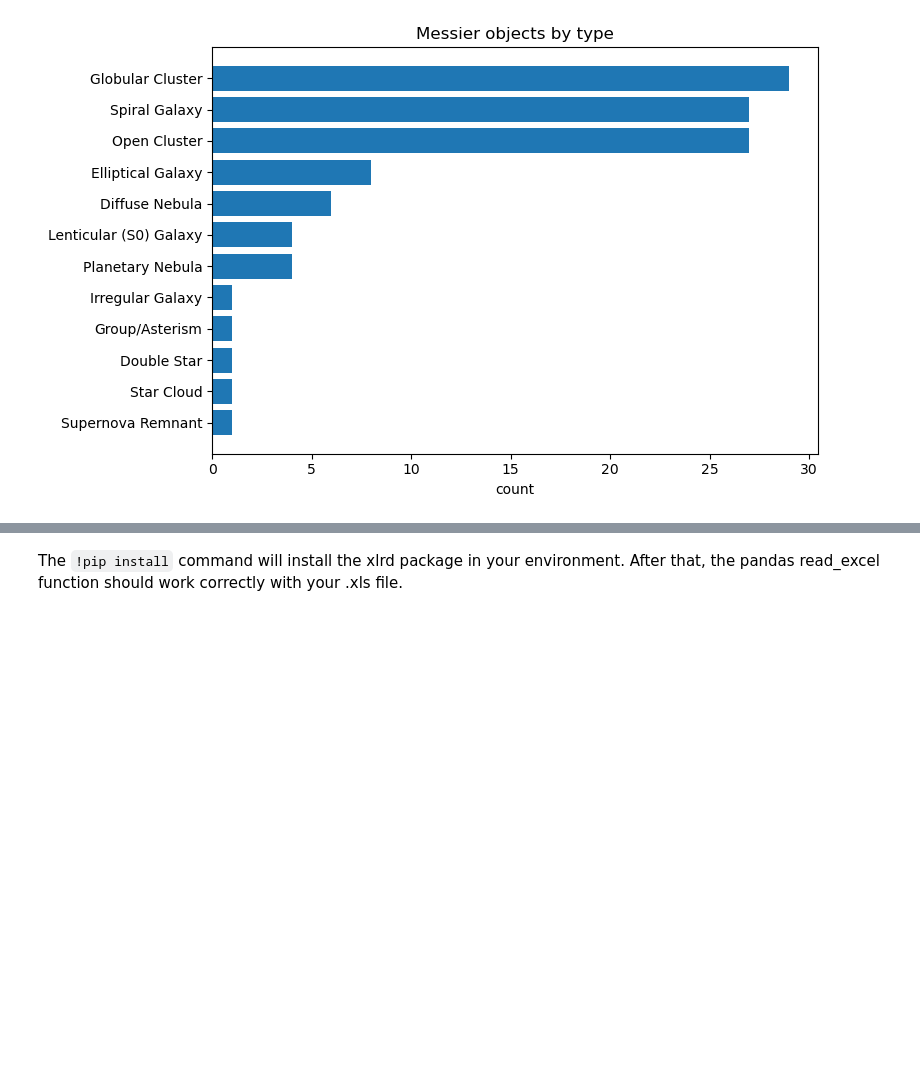
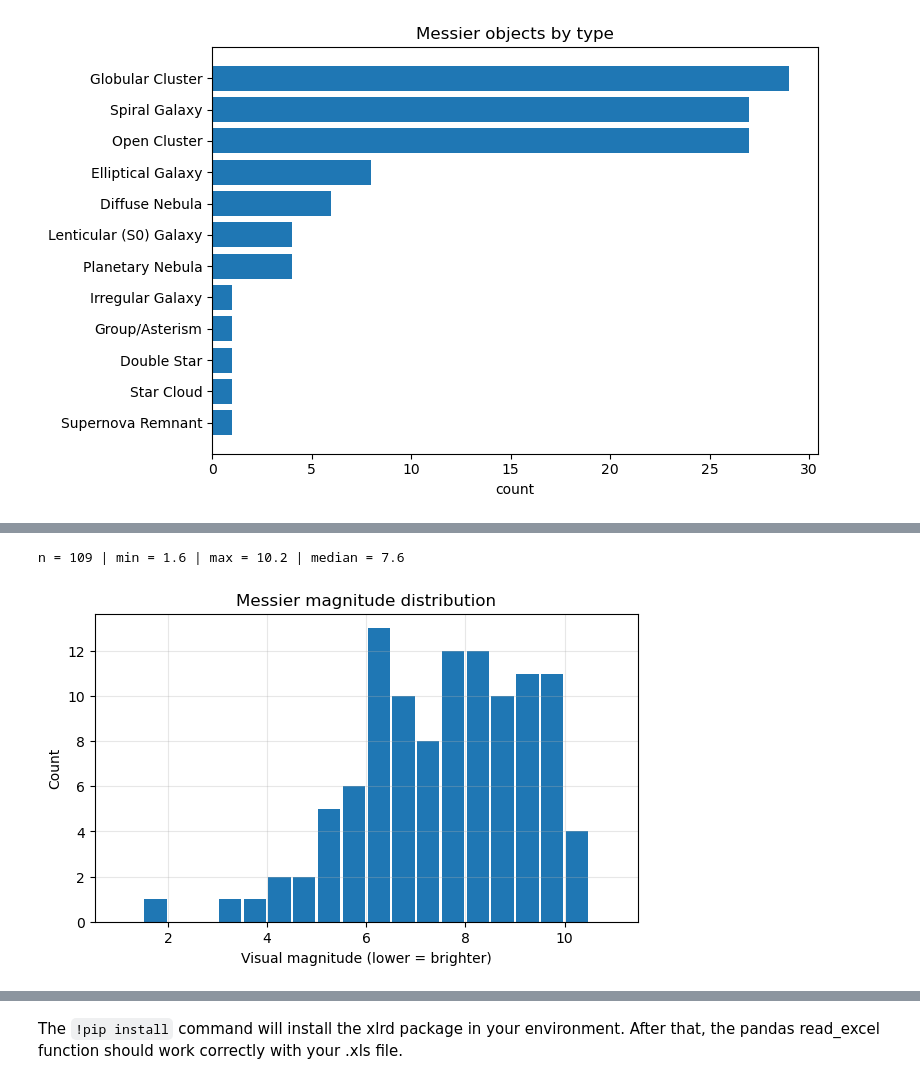
Before and after one commit to MUTEJIMMY/Astr1221_Project2_Abdirahman, a Jupyter notebook: Project2_DataWrangling.ipynb, the cells around one changed output, grey strips where cells are left out. Saved outputs shown, nothing was run; the diff lists cells and outputs as text; code cells hidden in the pictures; blank space fills up the shorter version.

```diff
--- a/Project2_DataWrangling.ipynb
+++ b/Project2_DataWrangling.ipynb
@@ -473,3 +340,26 @@ plt.tight_layout()
 plt.show()
 # %% [output]
 [figure]
+# %%
+# Make a compact finder table (sorted by brightest first).
+# If RA_hms/Dec_dms aren't present yet, compute them here.
+if not {"RA_hms", "Dec_dms"}.issubset(messier.columns):
+    c = SkyCoord(ra=messier["RA_deg"].values * u.deg,
+                 dec=messier["Dec_deg"].values * u.deg,
+                 frame="icrs")
+    messier["RA_hms"]  = c.ra.to_string(unit=u.hour, sep=":", precision=2, pad=True)
+    messier["Dec_dms"] = c.dec.to_string(unit=u.deg,  sep=":", precision=1, pad=True, alwayssign=True)
+
+cols_wanted = ["M", "Name", "Type", "Constellation", "Magnitude",
+               "RA_hms", "Dec_dms", "RA_deg", "Dec_deg"]
+cols = [c for c in cols_wanted if c in messier.columns]  # be tolerant
+
+finder = (
+    messier[cols]
+    .dropna(subset=["Magnitude"])    # need mag for sorting
+    .sort_values("Magnitude")        # smaller mag = brighter
+    .reset_index(drop=True)
+)
+
+print("rows:", len(finder))
+finder.head(20)
@@ -475,0 +421,20 @@ plt.show()
+# %%
+# magnitude histogram + quick stats
+mags = messier["Magnitude"].dropna()
+
+print("n =", len(mags),
+      "| min =", mags.min(),
+      "| max =", mags.max(),
+      "| median =", mags.median())
+
+plt.figure(figsize=(7, 4))
+bins = np.arange(np.floor(mags.min()), np.ceil(mags.max()) + 0.5, 0.5)
+plt.hist(mags, bins=bins, rwidth=0.9)
+plt.xlabel("Visual magnitude (lower = brighter)")
+plt.ylabel("Count")
+plt.title("Messier magnitude distribution")
+plt.grid(True, alpha=0.3)
+plt.show()
+# %% [output]
+n = 109 | min = 1.6 | max = 10.2 | median = 7.6
+[figure, added]
```
Also changed, not shown: parts of 23 cells of this notebook, 2 other files.
